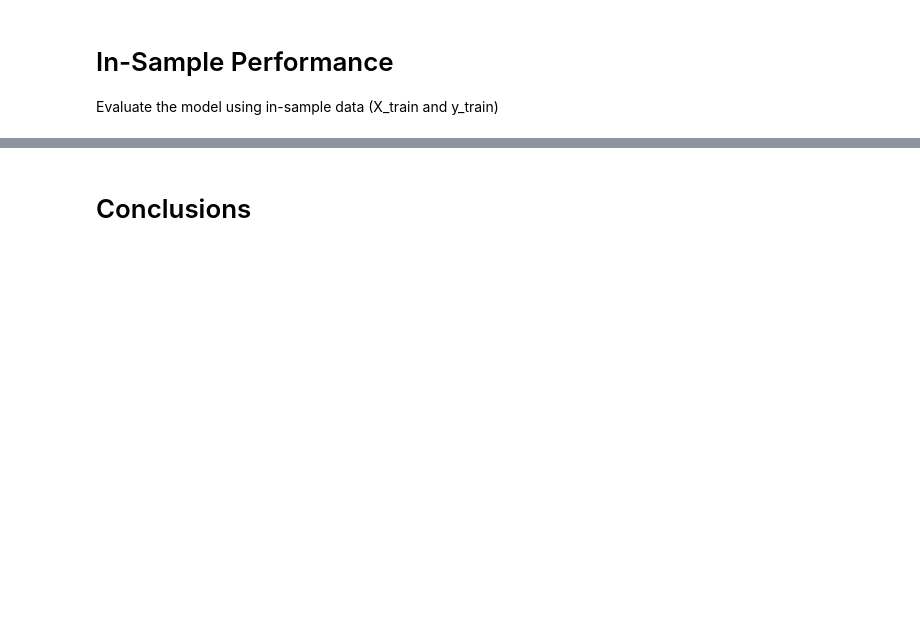
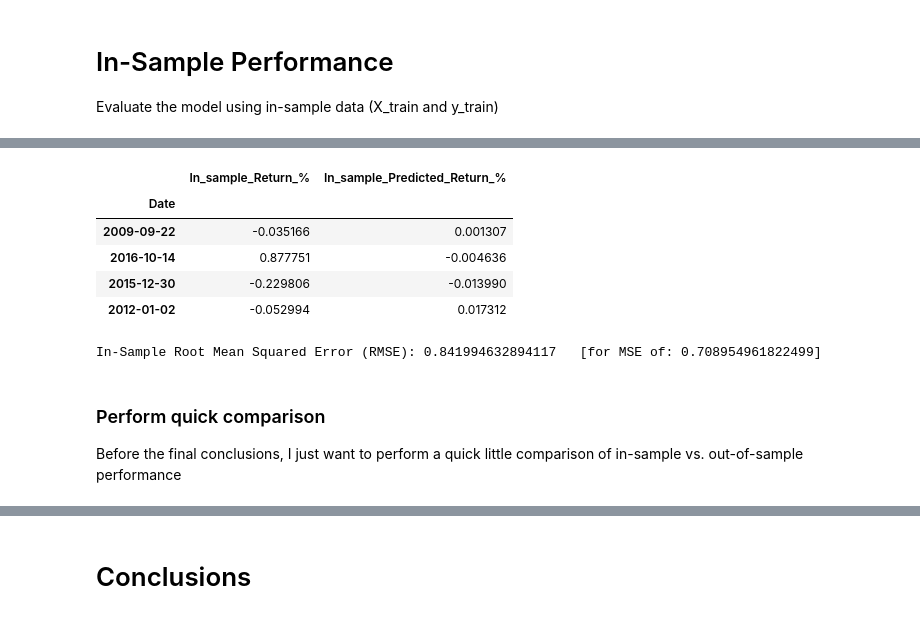
Before and after one commit to aylwarda/fintech-timeseries-and-regression, a Jupyter notebook: regression_analysis.ipynb, the cells around one changed output, grey strips where cells are left out. Cells and saved outputs as stored; diff of their text form; code cells hidden in the pictures; blank space fills up the shorter version.

```diff
--- a/regression_analysis.ipynb
+++ b/regression_analysis.ipynb
@@ -180,0 +176,35 @@ In-sample Root Mean Squared Error (RMSE): 0.841994632894117
+# %%
+# Construct a dataframe using just the "y" training data:
+#is_results_df["In_sample_Return_%"] = y_train.to_frame()
+is_results_df = y_train.to_frame()
+is_results_df.rename(columns={"Return_%":"In_sample_Return_%"}, inplace=True)
+
+# Add a column of "in-sample" predictions to that DataFrame:
+is_results_df["In_sample_Predicted_Return_%"] = model.predict(X_train)
+
+# Have a squiz
+is_results_df.sample(4)
+# %% [output]
+|  | In_sample_Return_% | In_sample_Predicted_Return_% |
+| Date |  |  |
+| 2009-09-22 | -0.035166 | 0.001307 |
+| 2016-10-14 | 0.877751 | -0.004636 |
+| 2015-12-30 | -0.229806 | -0.013990 |
+| 2012-01-02 | -0.052994 | 0.017312 |
+# %%
+# Calculate in-sample mean_squared_error (for comparison to out-of-sample)
+is_mse = mean_squared_error(
+    is_results_df["In_sample_Return_%"],
+    is_results_df["In_sample_Predicted_Return_%"]
+)
+
+# Calculate in-sample root mean_squared_error (for comparison to out-of-sample)
+is_rmse = np.sqrt(is_mse)
+
+# As before Print both
+print(f"In-Sample Root Mean Squared Error (RMSE): {is_rmse}   [for MSE of: {is_mse}]")
+# %% [output]
+In-Sample Root Mean Squared Error (RMSE): 0.841994632894117   [for MSE of: 0.708954961822499]
+# %% [markdown]
+### Perform quick comparison
+Before the final conclusions, I just want to perform a quick little comparison of in-sample vs. out-of-sample performance
```
Also changed, not shown: parts of 7 cells of this notebook.
